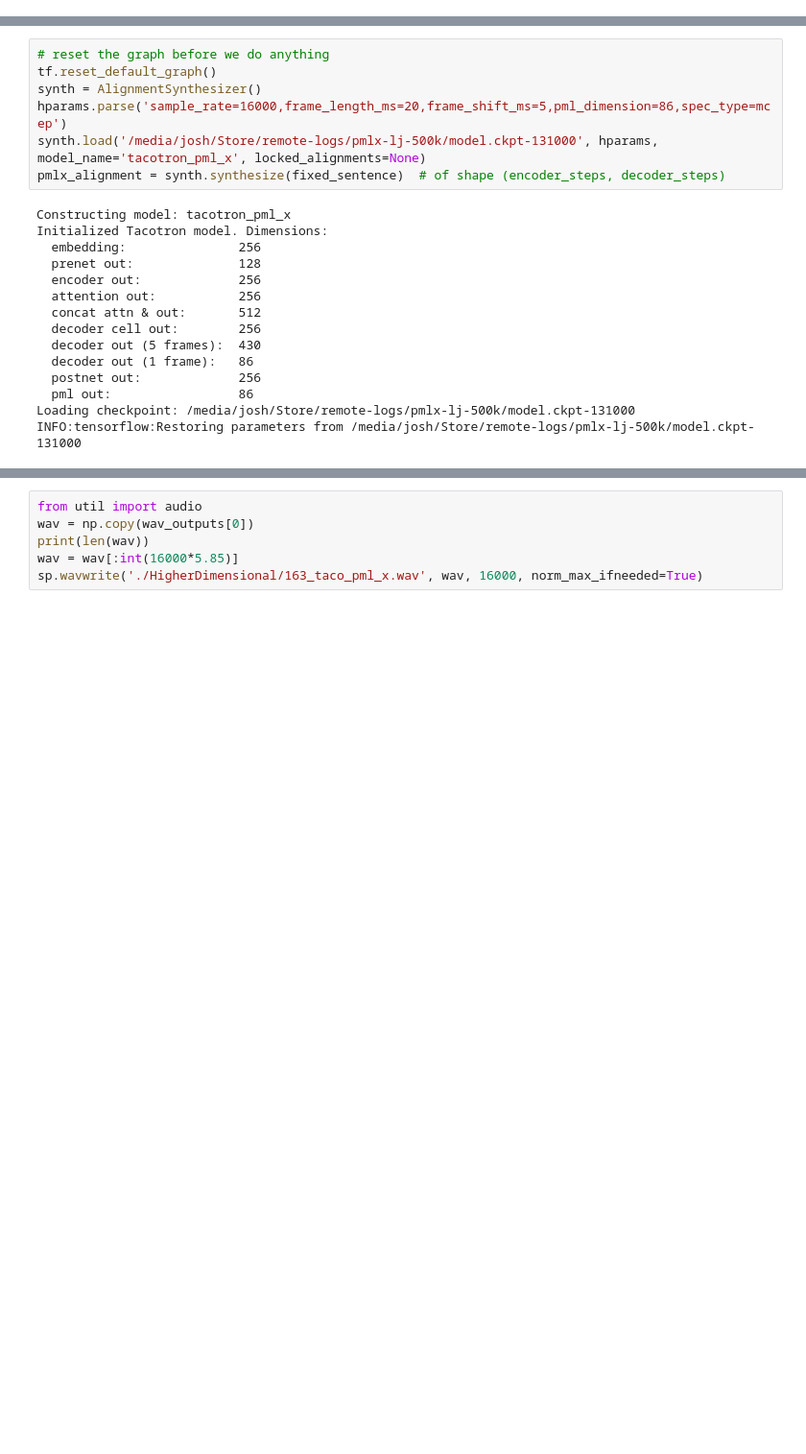
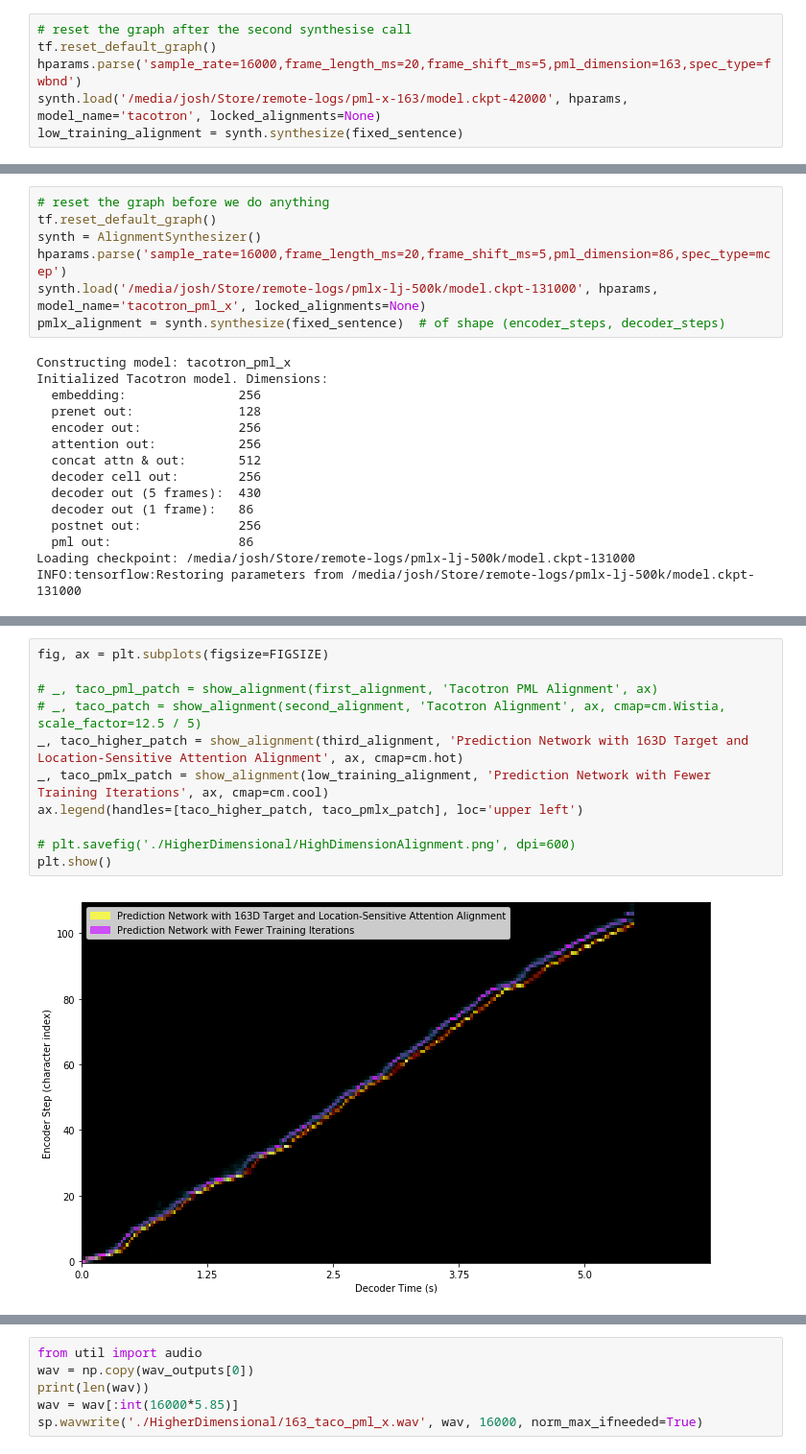
Before and after one commit to qingyundou/tacotron_qdou, a Jupyter notebook: notebooks/HigherDimensional.ipynb, the cells around one changed output, grey strips where cells are left out. Shown: that part at 96% size. Saved outputs shown, nothing was run; the diff lists cells and outputs as text; blank space fills up the shorter version.

```diff
--- a/notebooks/HigherDimensional.ipynb
+++ b/notebooks/HigherDimensional.ipynb
@@ -139,0 +125,6 @@ INFO:tensorflow:Restoring parameters from /media/josh/Store/remote-logs/163-pmlx
+# %%
+# reset the graph after the second synthesise call
+tf.reset_default_graph()
+hparams.parse('sample_rate=16000,frame_length_ms=20,frame_shift_ms=5,pml_dimension=163,spec_type=fwbnd')
+synth.load('/media/josh/Store/remote-logs/pml-x-163/model.ckpt-42000', hparams, model_name='tacotron', locked_alignments=None)
+low_training_alignment = synth.synthesize(fixed_sentence)
@@ -162,3 +215,16 @@ INFO:tensorflow:Restoring parameters from /media/josh/Store/remote-logs/pmlx-lj-
+# %%
+fig, ax = plt.subplots(figsize=FIGSIZE)
+
+# _, taco_pml_patch = show_alignment(first_alignment, 'Tacotron PML Alignment', ax)
+# _, taco_patch = show_alignment(second_alignment, 'Tacotron Alignment', ax, cmap=cm.Wistia, scale_factor=12.5 / 5)
+_, taco_higher_patch = show_alignment(third_alignment, 'Prediction Network with 163D Target and Location-Sensitive Attention Alignment', ax, cmap=cm.hot)
+_, taco_pmlx_patch = show_alignment(low_training_alignment, 'Prediction Network with Fewer Training Iterations', ax, cmap=cm.cool)
+ax.legend(handles=[taco_higher_patch, taco_pmlx_patch], loc='upper left')
+
+# plt.savefig('./HigherDimensional/HighDimensionAlignment.png', dpi=600)
+plt.show()
+# %% [output]
+[figure, added]
 # %%
 fig, ax = plt.subplots(figsize=FIGSIZE)
 
```
Also changed, not shown: parts of 20 cells of this notebook, 3 other files.
